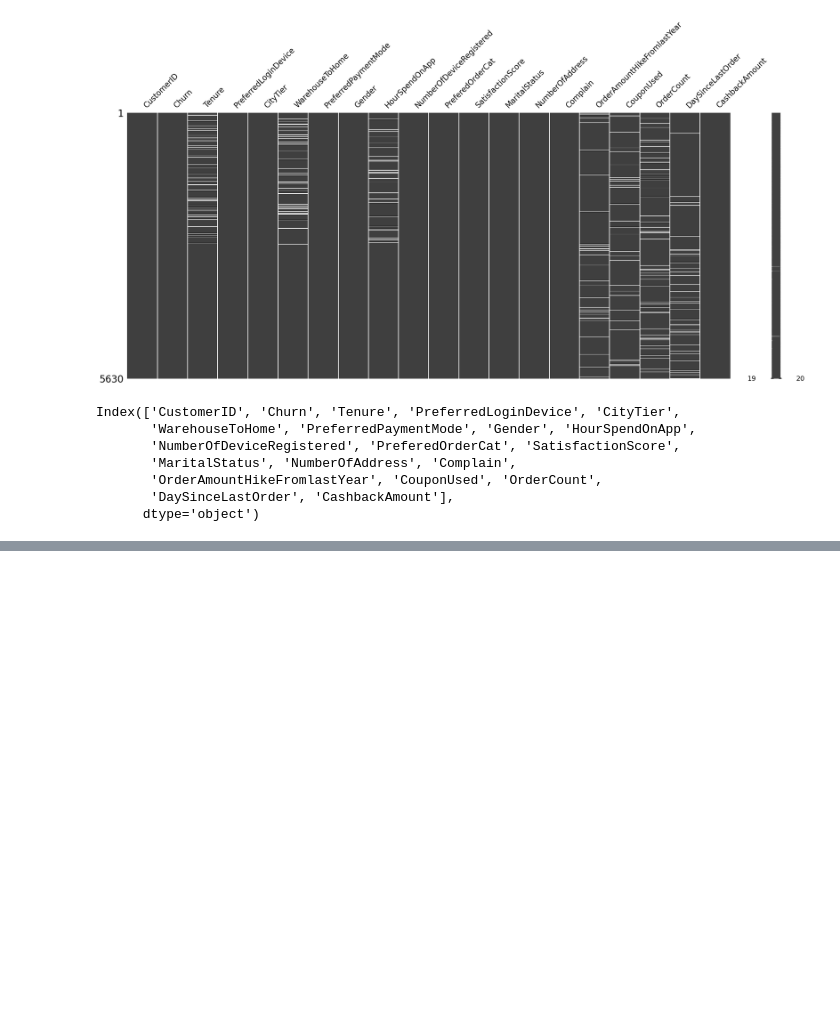
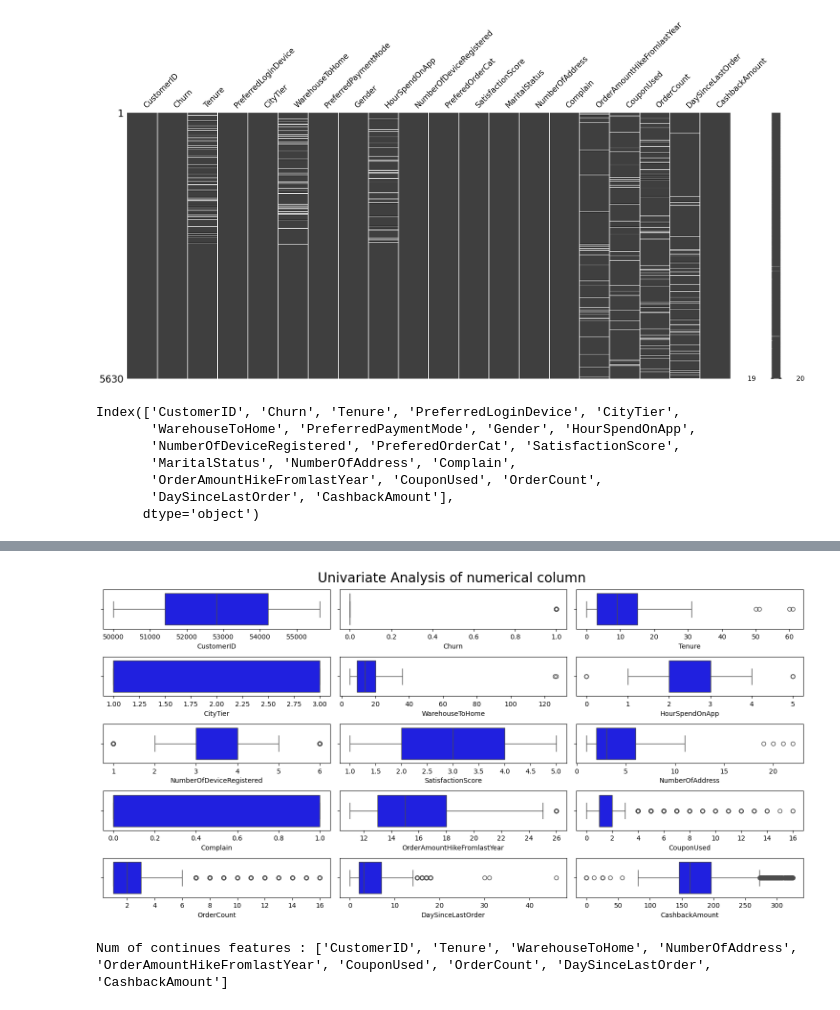
Before and after one commit to Irummumtaz/E-Commerce-Customer-Churn-Prediction, a Jupyter notebook: Notebook.ipynb, the cells around one changed output, grey strips where cells are left out. Saved outputs shown, nothing was run; the diff lists cells and outputs as text; code cells hidden in the pictures; blank space fills up the shorter version.

```diff
--- a/Notebook.ipynb
+++ b/Notebook.ipynb
@@ -166,0 +163,18 @@ dtype: int64
+# %%
+
+#Univariate Analysis of numerical column
+plt.figure(figsize=(15,10))
+plt.suptitle('Univariate Analysis of numerical column',fontsize=20,)
+
+for i in range(0,len(num_cols)):
+    plt.subplot(7,3,i+1)
+    sns.boxplot(x=df[num_cols[i]],color='blue')
+    plt.xlabel(num_cols[i])
+    plt.tight_layout()
+# %% [output]
+[figure, added]
+# %%
+continues_features=[feature for feature in num_cols if len(df[feature].unique())>=10]
+print('Num of continues features :',continues_features)
+# %% [output]
+Num of continues features : ['CustomerID', 'Tenure', 'WarehouseToHome', 'NumberOfAddress', 'OrderAmountHikeFromlastYear', 'CouponUsed', 'OrderCount', 'DaySinceLastOrder', 'CashbackAmount']
```
Also changed, not shown: parts of 9 cells of this notebook.
